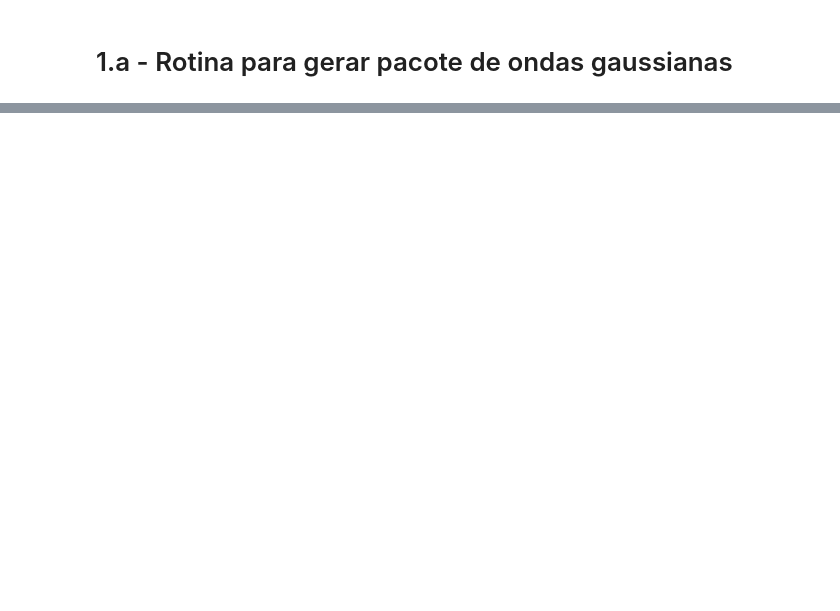
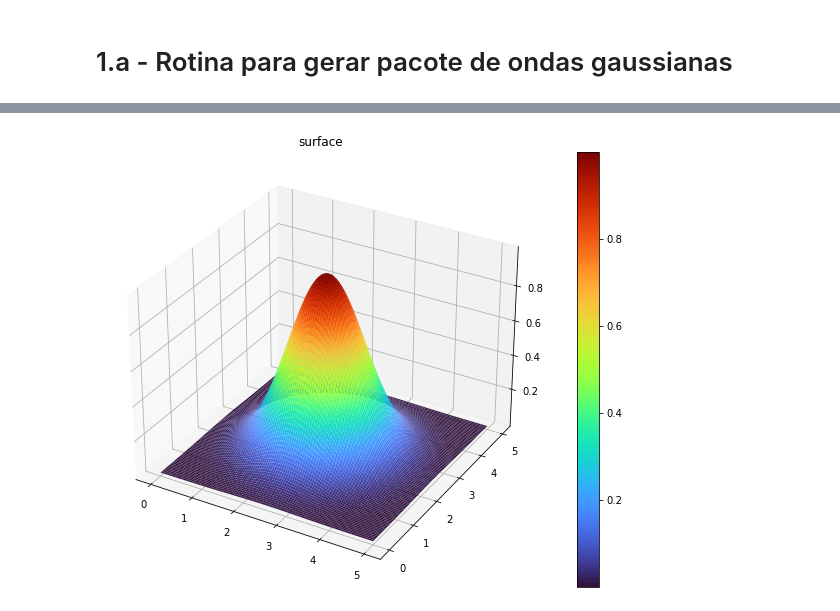
Before and after one commit to caua-veiga/Metodos-Computacionais-2022, a Jupyter notebook: TPC 2/Version 1.ipynb, the cells around one changed output, grey strips where cells are left out. Drawn from its saved outputs; the diff is of its cells as text; code cells hidden in the pictures; blank space fills up the shorter version.

```diff
--- a/TPC 2/Version 1.ipynb
+++ b/TPC 2/Version 1.ipynb
@@ -31,0 +11,11 @@ plt.show()
+# %%
+x = np.linspace(0,5,100)
+y = np.linspace(0,5,100)
+X,Y = np.meshgrid(x,y)
+final = pacote_onda(X,Y,2,2.5,2.5,0.8)
+
+plt.figure(figsize=(8,8))
+plt.title('Final Wave_Pack')
+ot = plt.imshow(final,cmap='turbo')
+plt.colorbar()
+plt.show()
@@ -31,0 +24,9 @@ plt.show()
+# %%
+fig = plt.figure(figsize=(14,8))
+ax = plt.axes(projection='3d')
+ax.plot_surface(X, Y, final, rstride=1, cstride=1,
+                cmap='turbo', edgecolor='none')
+plt.colorbar(ot)
+ax.set_title('surface');
+# %% [output]
+[figure, added]
```
Also changed, not shown: parts of 5 cells of this notebook.
